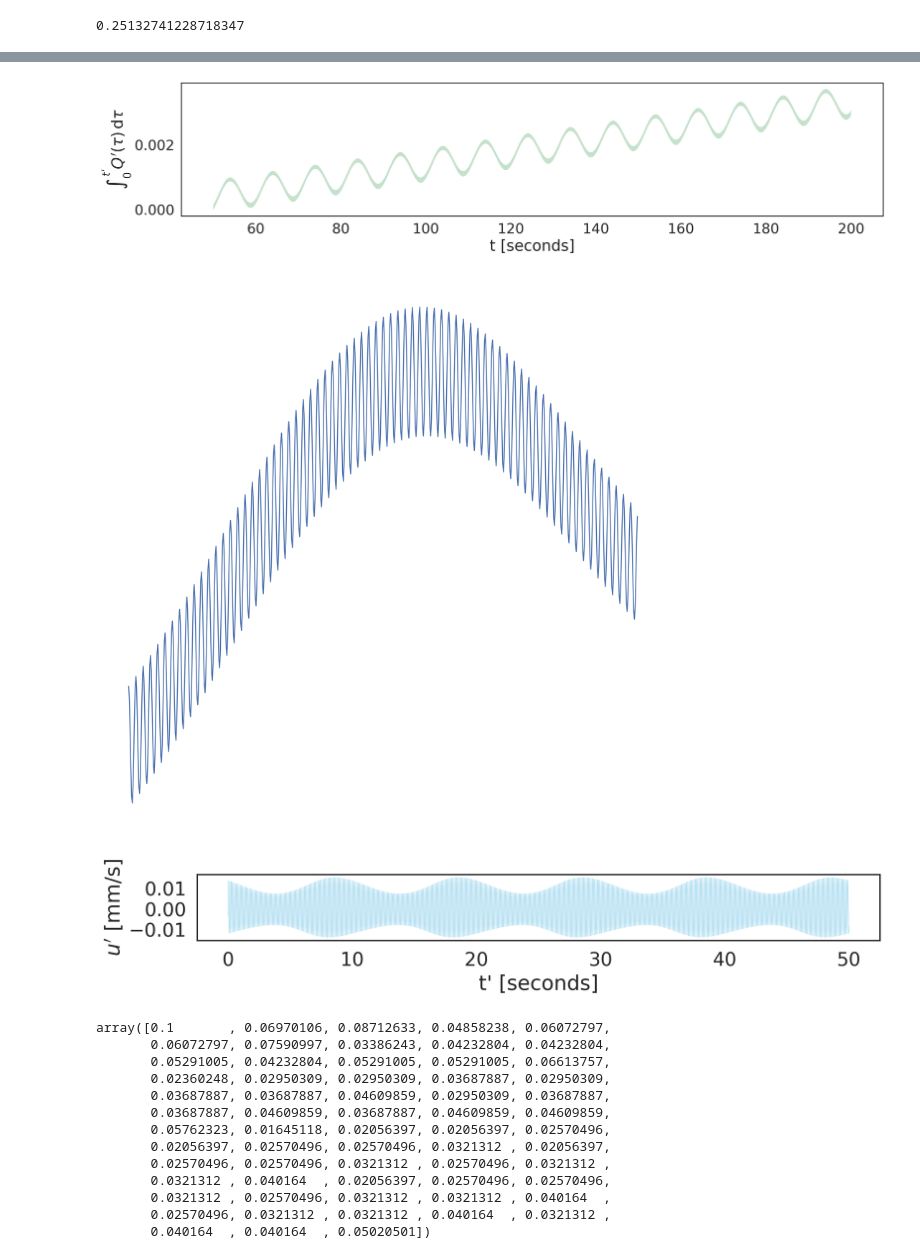
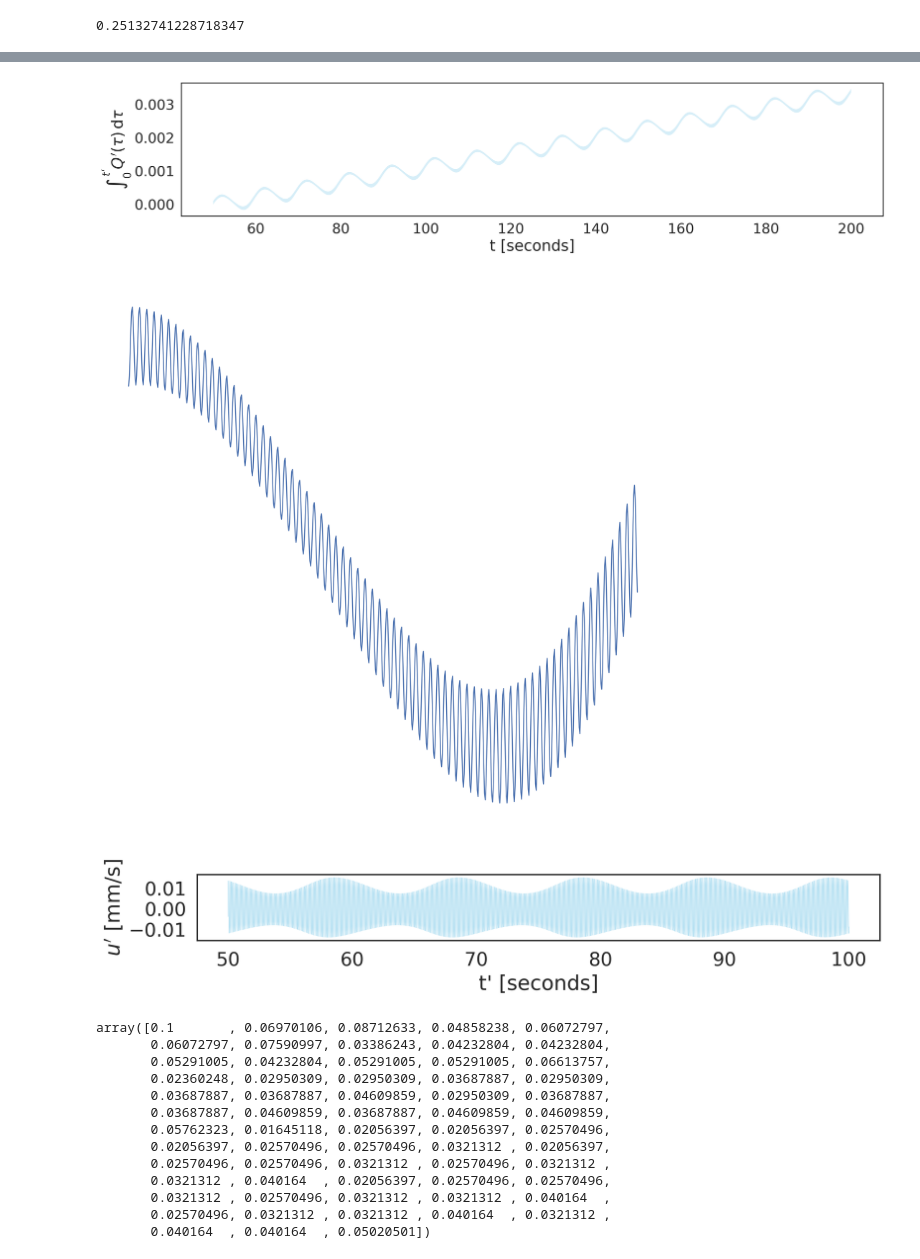
Before and after one commit to albertbayazidi/perivascular-peristalsis, a Jupyter notebook: simulation/plot_interaction_netflow.ipynb, the cells around one changed output, grey strips where cells are left out. Saved outputs shown, nothing was run; the diff lists cells and outputs as text; code cells hidden in the pictures.

```diff
--- a/simulation/plot_interaction_netflow.ipynb
+++ b/simulation/plot_interaction_netflow.ipynb
@@ -13,5 +12,5 @@ Missing HsMG for fract norm computing
 # %%
-folder_name = 'results/interacting'
+folder_name = '../results/interacting'
 
 import argparse as arg
 args = arg.ArgumentParser()
@@ -41,8 +40,8 @@ vasomotion_desc = f'eps{eps_str}_freq{freqs_str}_lamda{lamdas_str}'
 V = FunctionSpace(G.mesh, 'DG', 1)
 Q = FunctionSpace(G.mesh, 'CG', 2)
 
-h5_q = HDF5File(G.mesh.mpi_comm(), f'{folder_name}/sols/q_{geom_desc}_{vasomotion_desc}.h5', 'r')
-h5_p = HDF5File(G.mesh.mpi_comm(), f'{folder_name}/sols/p_{geom_desc}_{vasomotion_desc}.h5', 'r')
+h5_q = HDF5File(G.mesh.mpi_comm(), f'{folder_name}/sols/q_{vasomotion_desc}.h5', 'r')
+h5_p = HDF5File(G.mesh.mpi_comm(), f'{folder_name}/sols/p_{vasomotion_desc}.h5', 'r')
 
 # read in the solutions over time
 qps = []
@@ -232,29 +220,29 @@ axs[1].plot(ts[(n_cycles-1)*time_steps_per_cycle:], outflows_leaf2[(n_cycles-1)*
 # %%
 import matplotlib.pyplot as plt
 sns.set(font_scale=1.8, style='white')
 plt.rcParams['figure.dpi'] = 300
 plt.rcParams['savefig.dpi'] = 300
 
 
 T = n_cycles/min(freqs) # total simulation time
 time_steps = len(qps)
 dt = T/time_steps
 outflowss = [[q(pos) for q in qs] for pos in poss]
 
 ts = np.linspace(0, T, time_steps)[5*tsteps_per_cycle:]
 
 plt.figure(figsize=(16,4))
 
-ix = 2
+ix = 0 # need to be zero since only first experiment is ran in run_interaction_simulation
 outflows = outflowss[ix]
 ys = np.cumsum(outflows[5*tsteps_per_cycle:])*dt
 plt.plot(ts, ys, linewidth=0.1, color=colors[ix])
 plt.xlabel('t [seconds]')
 plt.ylabel('$\int_{0}^{t\'} Q\'(\\tau)\,\mathrm{d}\\tau$')
 plt.tight_layout()
 plt.savefig(f'netflow_{ix}.png')
 # %% [output]
-[figure, old version]
+[figure, new version]
 # %%
 plt.figure(figsize=(10,10))
 time_steps_per_cycles=1000
@@ -262,7 +250,7 @@ plt.plot(ts[1200:1900], ys[1200:1900], linewidth=1, color='b')
 plt.axis('off')
 plt.savefig('netflow_closeup')
 # %% [output]
-[figure, old version]
+[figure, new version]
 # %%
 area_dict = nx.get_edge_attributes(G, 'area')
 mesh0, foo = G.get_mesh(0)
@@ -286,7 +274,7 @@ plt.ylabel('$u\'$ [mm/s]')
 plt.tight_layout()
 plt.savefig('outflow_interior_node.png')
 # %% [output]
-[figure, old version]
+[figure, new version]
 # %%
 radius
 # %% [output]
```
Also changed, not shown: parts of 5 cells of this notebook.
